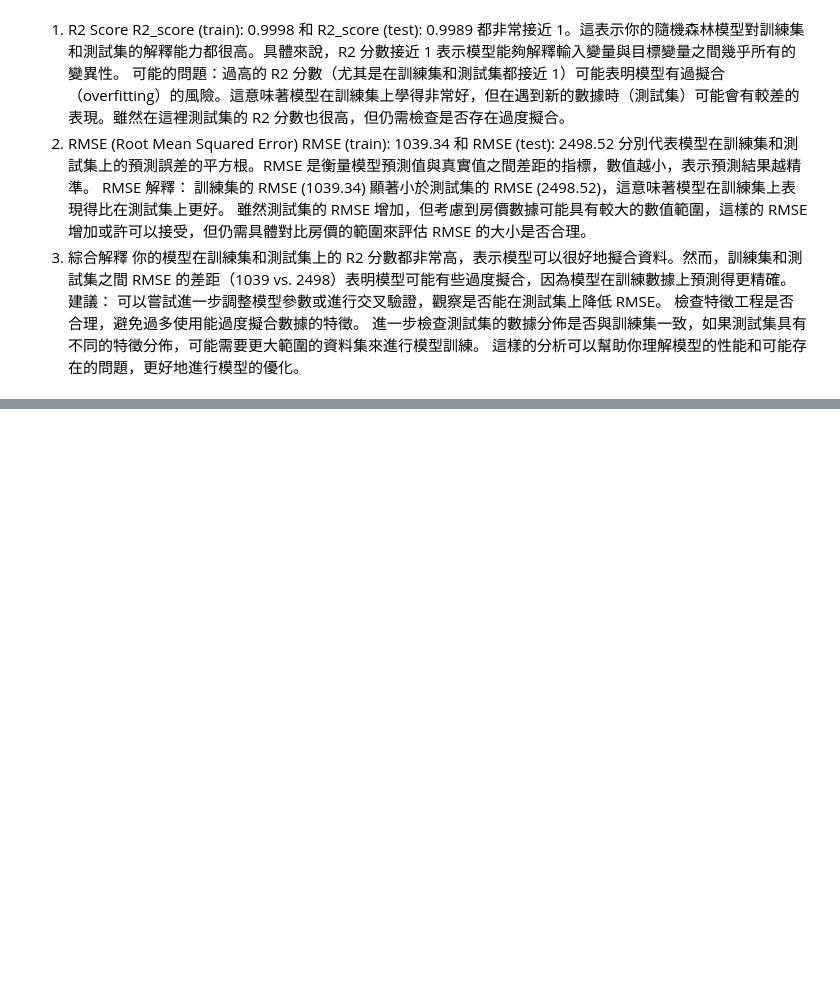
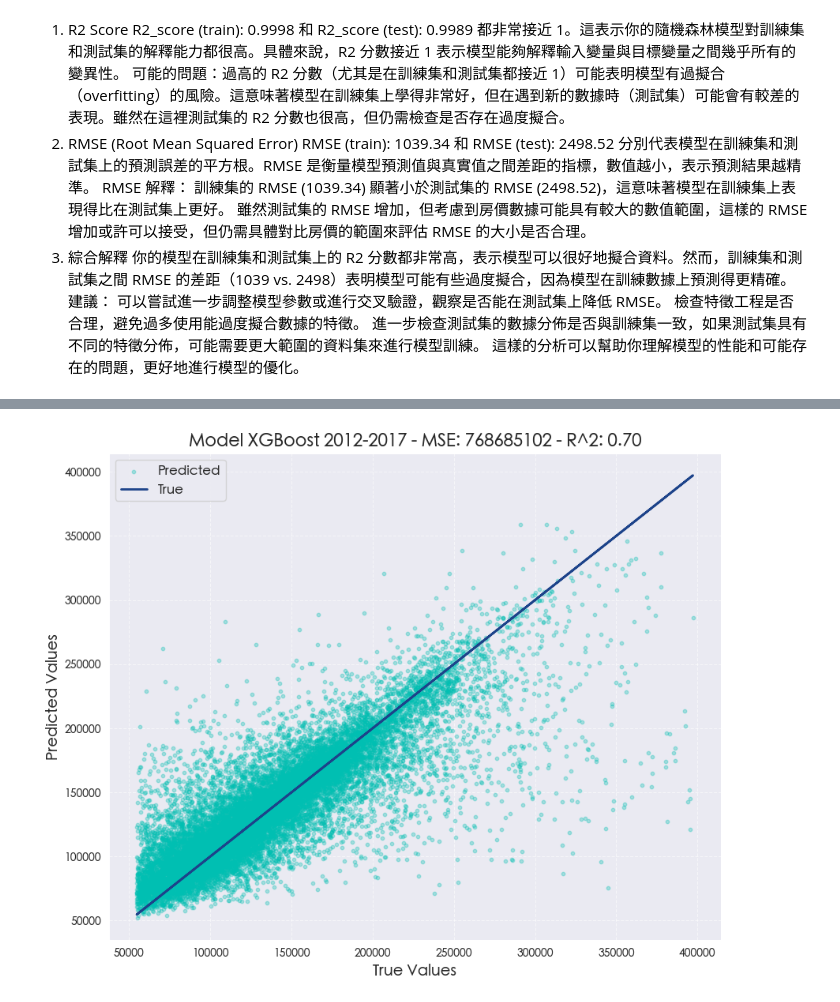
Before and after one commit to BDSE35/house, a Jupyter notebook: EDA/outlier_final_ml.ipynb, the cells around one changed output, grey strips where cells are left out. Saved outputs shown, nothing was run; the diff lists cells and outputs as text; code cells hidden in the pictures; blank space fills up the shorter version.

```diff
--- a/EDA/outlier_final_ml.ipynb
+++ b/EDA/outlier_final_ml.ipynb
@@ -835,0 +1205,89 @@ RMSE (test): 38814.48791844968
+# %%
+import pandas as pd
+import numpy as np
+from sklearn.metrics import mean_squared_error, r2_score
+from sklearn.preprocessing import LabelEncoder
+from sklearn.model_selection import train_test_split
+import xgboost as xgb
+import matplotlib.pyplot as plt
+
+def plot_results(y_true, y_pred, period_name, mse, r2):
+    plt.figure(figsize=(10, 8))
+    plt.scatter(y_true, y_pred, color='#00BFB2', label='Predicted', alpha=0.3, s=10)
+    plt.plot(y_true, y_true, color='#1D438A', label='True', linewidth=2)
+    plt.title(f"Model XGBoost {period_name} - MSE: {mse:.0f} - R^2: {r2:.2f}", fontsize=16, fontweight='bold')
+    plt.xlabel("True Values", fontsize=14)
+    plt.ylabel("Predicted Values", fontsize=14)
+    plt.legend(fontsize=12)
+    plt.grid(True, linestyle='--', alpha=0.6)
+    plt.show()
+
+def process_and_train_xgb(X_subset, y_subset, period_name):
+    # 移除 datetime 類型的欄位
+    if '交易年月日' in X_subset.columns:
+        X_subset = X_subset.drop(columns=['交易年月日'])
+
+    # 處理類別型變數
+    categorical_cols = X_subset.select_dtypes(include=['object']).columns.tolist()
+    label_encoders = {}
+    for col in categorical_cols:
+        label_encoders[col] = LabelEncoder()
+        X_subset[col] = label_encoders[col].fit_transform(X_subset[col])
+
+    # 分割訓練集和測試集
+    X_train, X_test, y_train, y_test = train_test_split(X_subset, y_subset, test_size=0.3, random_state=25)
+
+    # 將資料轉換為 XGBoost 的 DMatrix 格式
+    dtrain = xgb.DMatrix(X_train, label=y_train)
+    dtest = xgb.DMatrix(X_test, label=y_test)
+
+    # 設定 XGBoost 最佳參數
+    params = {
+        'objective': 'reg:squarederror',
+        'eval_metric': 'rmse',
+        'eta': 0.057392769815828214,
+        'max_depth': 9,
+        'min_child_weight': 1,
+        'subsample': 0.7183084144206175,
+        'colsample_bytree': 0.9984331910586978,
+        'gamma': 0.40565553263172943,
+        'reg_alpha': 0.4681174180116772,
+        'reg_lambda': 0.6828355439779974,
+        'seed': 25
+    }
+
+    # 訓練模型
+    num_boost_round = 1000  # 可以適當增加迭代次數
+    model = xgb.train(
+        params,
+        dtrain,
+        num_boost_round=num_boost_round,
+        evals=[(dtrain, 'train'), (dtest, 'eval')],
+        early_stopping_rounds=50,
+        verbose_eval=False
+    )
+
+    # 預測並計算 MSE 和 R^2
+    y_train_pred = model.predict(dtrain)
+    y_test_pred = model.predict(dtest)
+
+    train_mse = mean_squared_error(y_train, y_train_pred)
+    test_mse = mean_squared_error(y_test, y_test_pred)
+    train_r2 = r2_score(y_train, y_train_pred)
+    test_r2 = r2_score(y_test, y_test_pred)
+
+    print(f"Model XGBoost {period_name} 訓練集 MSE: {train_mse:.2f}, R^2: {train_r2:.4f}")
+    print(f"Model XGBoost {period_name} 測試集 MSE: {test_mse:.2f}, R^2: {test_r2:.4f}")
+
+    # 繪製測試集的結果
+    plot_results(y_test, y_test_pred, period_name, test_mse, test_r2)
+
+    # 返回特徵重要性
+    importance_dict = model.get_score(importance_type='gain')
+    feature_importances = pd.Series(importance_dict).sort_values(ascending=False)
+    return feature_importances
+
+# 執行模型訓練和繪圖
+fi_period1_xgb = process_and_train_xgb(X_period1, y_period1, "2012-2017")
+fi_period2_xgb = process_and_train_xgb(X_period2, y_period2, "2018-2023")
+# %% [output]
@@ -835,0 +1296 @@ RMSE (test): 38814.48791844968
+[figure, added]
```
Also changed, not shown: parts of 24 cells of this notebook, 2 other files.
